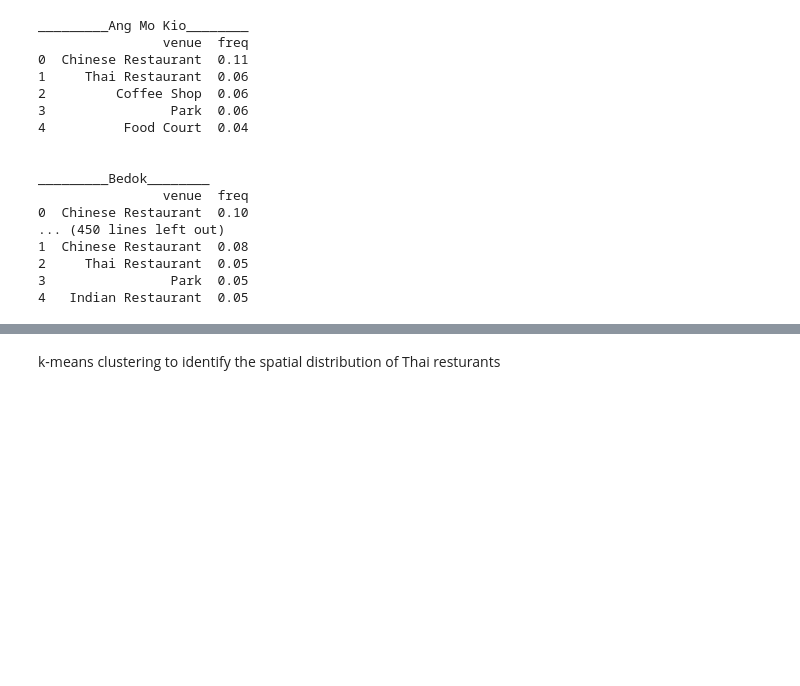
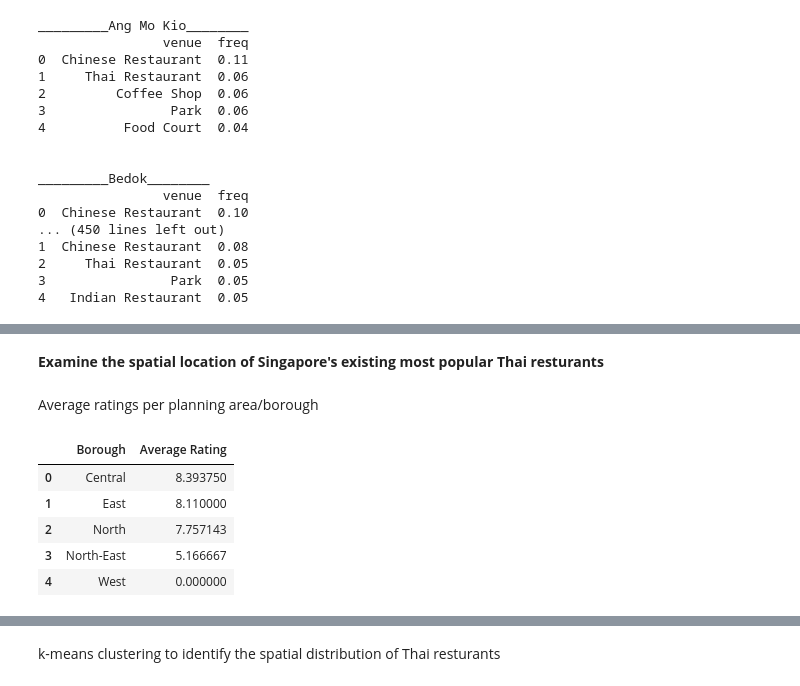
Before and after one commit to Jojo666/Coursera_Capstone, a Jupyter notebook: 2Singapore_thai_f.ipynb, the cells around one changed output, grey strips where cells are left out. Drawn from its saved outputs; the diff is of its cells as text; code cells hidden in the pictures; blank space fills up the shorter version.

```diff
--- a/2Singapore_thai_f.ipynb
+++ b/2Singapore_thai_f.ipynb
@@ -629,0 +902,15 @@ brgh_venues_sorted.head(8)
+# %% [markdown]
+**Examine the spatial location of Singapore's existing most popular Thai resturants**
+# %% [markdown]
+Average ratings per planning area/borough
+# %%
+s_borough_stats=thai_rest_stats.groupby('Borough',as_index=False).mean()[['Borough','Rating']]
+s_borough_stats.columns=['Borough','Average Rating']
+s_borough_stats.sort_values(['Average Rating'],ascending=False).head()
+# %% [output]
+|  | Borough | Average Rating |
+| 0 | Central | 8.393750 |
+| 1 | East | 8.110000 |
+| 2 | North | 7.757143 |
+| 3 | North-East | 5.166667 |
+| 4 | West | 0.000000 |
```
Also changed, not shown: parts of 22 cells of this notebook.
